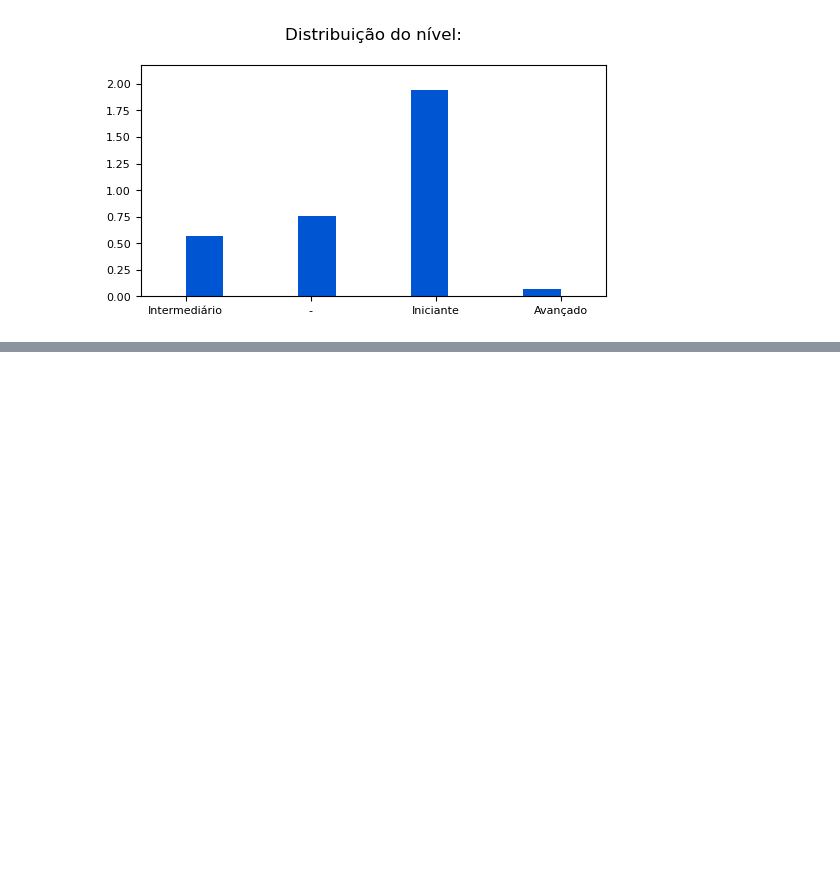
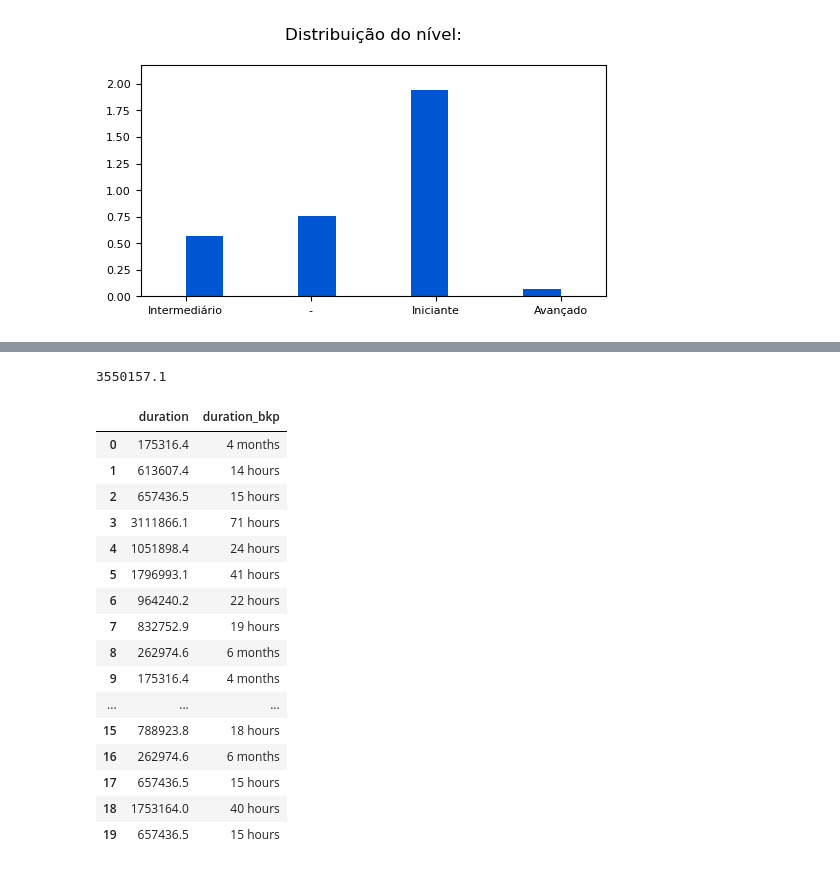
Before and after one commit to ismailymendes/mooc_udemy_coursera, a Jupyter notebook: mooc_udemy_coursera.ipynb, the cells around one changed output, grey strips where cells are left out. Saved outputs shown, nothing was run; the diff lists cells and outputs as text; code cells hidden in the pictures; blank space fills up the shorter version.

```diff
--- a/mooc_udemy_coursera.ipynb
+++ b/mooc_udemy_coursera.ipynb
@@ -685,0 +761,8 @@ Text(0.5, 1.0, 'Distribuição do nível:\n')
+# %%
+# alternativa
+duracao['duration'] = duracao['duration'].astype(float)
+for x in duracao['duration']:
+    if duracao['duration_bkp'].str.contains('months').bool() == True:
+        x.transform(lambda x: x*(43829.1))
+    else:
+        duracao['duration'].transform(lambda x: x*(60))
@@ -685,0 +771,38 @@ Text(0.5, 1.0, 'Distribuição do nível:\n')
+# %%
+81 *(43829.1)
+# %% [output]
+3550157.1
+# %%
+duracao.horas = duracao.loc[duracao['duration_bkp'].str.contains('hour', na=False)]
+
+replacements = {
+   'horas': {
+      ' hours': '',
+      ' hour': '',}
+}
+
+duracao=duracao.duration.replace(replacements, regex=True)
+# %%
+duracao.duration = duracao['duration'].astype(float).transform(lambda x: x *(43829.1))
+# %%
+duracao.loc[duracao['duration'] < 730, ['duration']] = duracao['duration_bkp']
+# %%
+duracao[['duration','duration_bkp']].head(20)
+# %% [output]
+|  | duration | duration_bkp |
+| 0 | 175316.4 | 4 months |
+| 1 | 613607.4 | 14 hours |
+| 2 | 657436.5 | 15 hours |
+| 3 | 3111866.1 | 71 hours |
+| 4 | 1051898.4 | 24 hours |
+| 5 | 1796993.1 | 41 hours |
+| 6 | 964240.2 | 22 hours |
+| 7 | 832752.9 | 19 hours |
+| 8 | 262974.6 | 6 months |
+| 9 | 175316.4 | 4 months |
+| ... | ... | ... |
+| 15 | 788923.8 | 18 hours |
+| 16 | 262974.6 | 6 months |
+| 17 | 657436.5 | 15 hours |
+| 18 | 1753164.0 | 40 hours |
+| 19 | 657436.5 | 15 hours |
```
Also changed, not shown: parts of 29 cells of this notebook.
